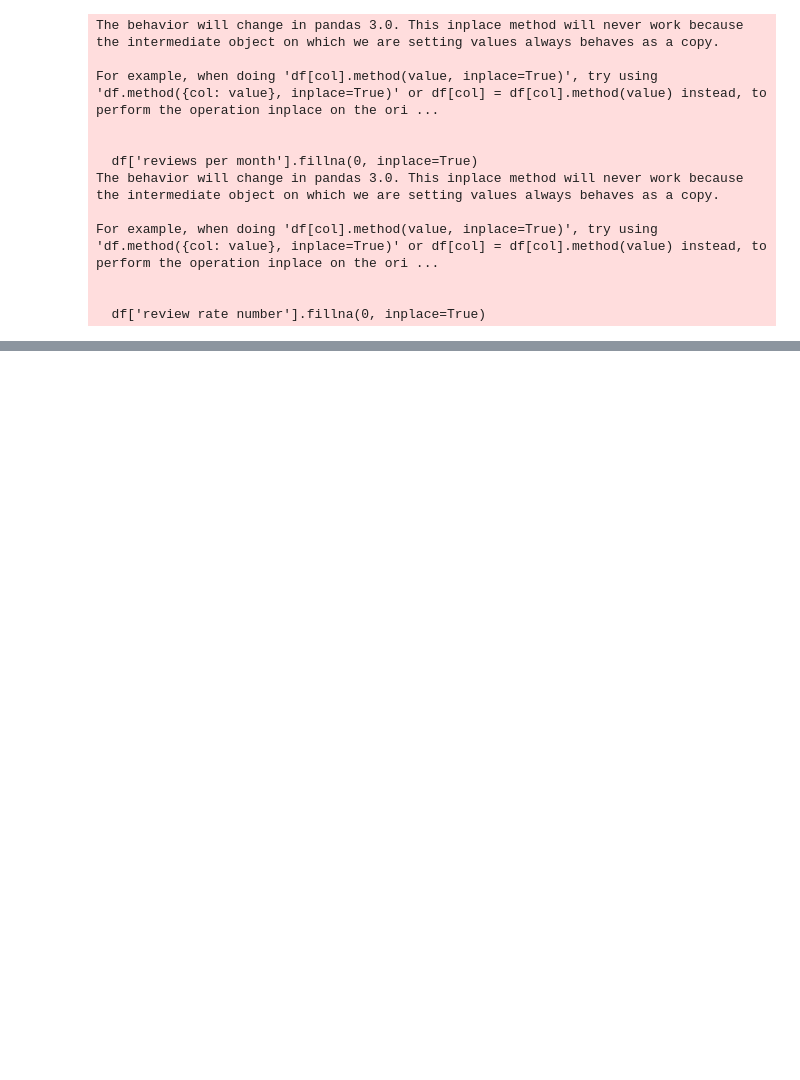
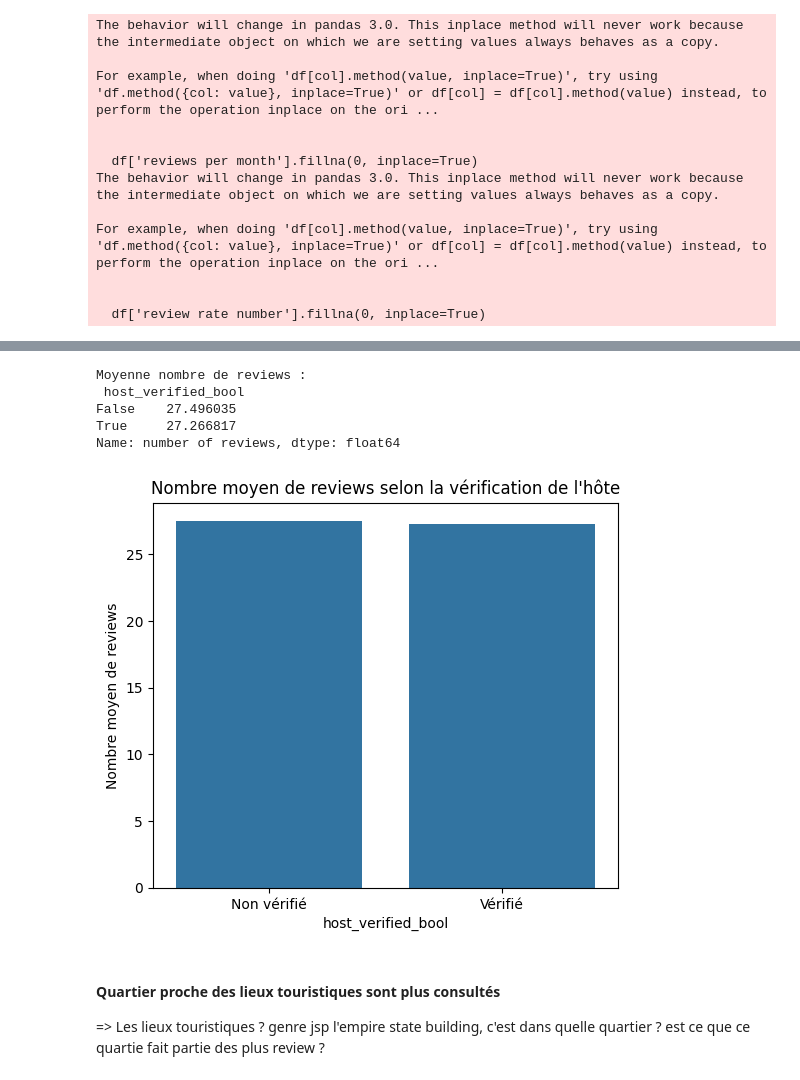
Before and after one commit to EthanVieville/4IABD_reporting_grp7, a Jupyter notebook: script.ipynb, the cells around one changed output, grey strips where cells are left out. Drawn from its saved outputs; the diff is of its cells as text; code cells hidden in the pictures; blank space fills up the shorter version.

```diff
--- a/script.ipynb
+++ b/script.ipynb
@@ -132,0 +231,37 @@ for summary in [summary_low, summary_med, summary_high]:
+# %%
+import matplotlib.pyplot as plt
+import seaborn as sns
+import pandas as pd
+import numpy as np
+
+# Nettoyer et filtrer
+df_filtered = df[df['host_identity_verified'].isin(['verified', 'unconfirmed'])].copy()
+
+# Créer booléen : True si vérifié
+df_filtered['host_verified_bool'] = df_filtered['host_identity_verified'] == 'verified'
+
+# Convertir nombre de reviews en numérique et supprimer NaN
+df_filtered['number of reviews'] = pd.to_numeric(df_filtered['number of reviews'], errors='coerce')
+df_filtered = df_filtered.dropna(subset=['number of reviews'])
+
+# Calculer la moyenne des reviews par groupe
+mean_reviews = df_filtered.groupby('host_verified_bool')['number of reviews'].mean()
+
+print("Moyenne nombre de reviews :\n", mean_reviews)
+
+# Plot simple
+plt.figure(figsize=(6,5))
+sns.barplot(x=mean_reviews.index.map({False:'Non vérifié', True:'Vérifié'}), y=mean_reviews.values)
+plt.ylabel("Nombre moyen de reviews")
+plt.title("Nombre moyen de reviews selon la vérification de l'hôte")
+plt.show()
+# %% [output]
+Moyenne nombre de reviews :
+ host_verified_bool
+False    27.496035
+True     27.266817
+Name: number of reviews, dtype: float64
+[figure, added]
+# %% [markdown]
+#### Quartier proche des lieux touristiques sont plus consultés
+=> Les lieux touristiques ? genre jsp l'empire state building, c'est dans quelle quartier ? est ce que ce quartie fait partie des plus review ?
```
Also changed, not shown: parts of 21 cells of this notebook, 3 other files.
